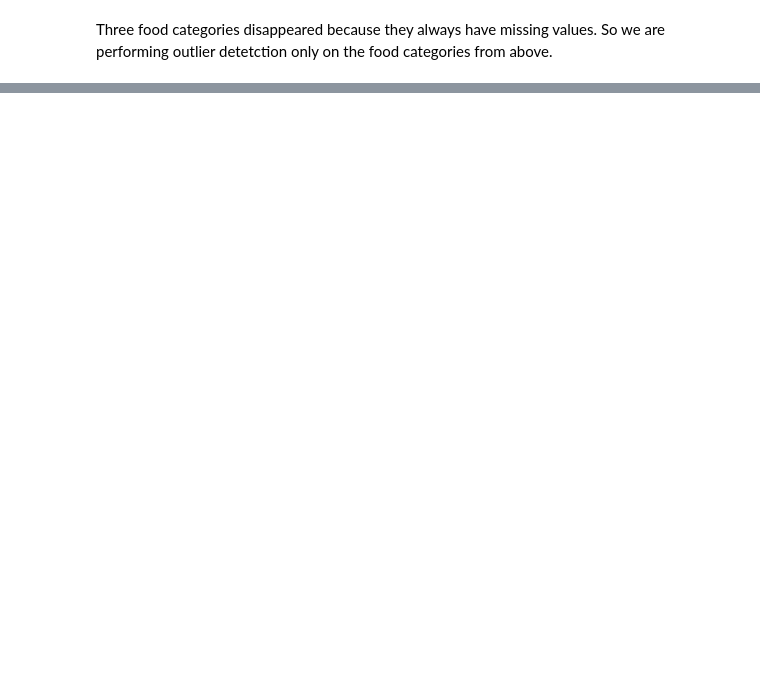
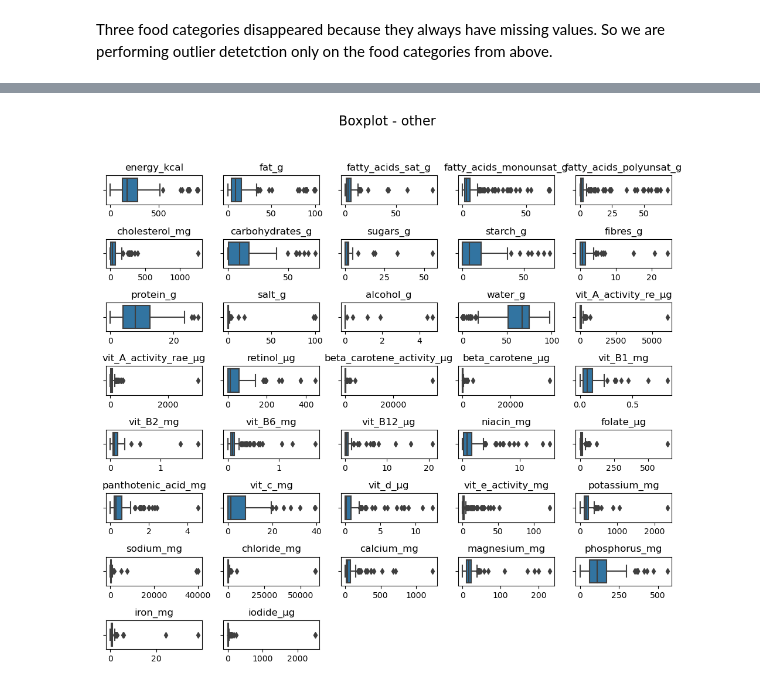
Before and after one commit to fsb-edu/ML4Food, a Jupyter notebook: auxilary_notebooks/Outlier_detection.ipynb, the cells around one changed output, grey strips where cells are left out. Drawn from its saved outputs; the diff is of its cells as text; code cells hidden in the pictures; blank space fills up the shorter version.

Commit message:
outlier detetction experiments done

```diff
--- a/auxilary_notebooks/Outlier_detection.ipynb
+++ b/auxilary_notebooks/Outlier_detection.ipynb
@@ -22,0 +39,5 @@ dataset.head()
+# %%
+columns_before = dataset.columns
+dataset = dataset.dropna(axis=1, thresh=feature_threshold)
+columns_after = dataset.columns
+columns_after
@@ -22,0 +58,3 @@ dataset.head()
+# %%
+row_threshold = math.ceil(percentage_present*dataset.shape[1]) # 20% of values missing
+row_threshold
@@ -22,0 +63,5 @@ dataset.head()
+# %%
+rows_before = dataset.index
+dataset = dataset.dropna(axis=0, thresh=row_threshold)
+rows_after = dataset.index
+dataset.shape
@@ -35,0 +129,2 @@ Three food categories disappeared because they always have missing values. So we
+# %%
+dict_of_stats = {} # declare the global dictionary here that will collect outlier data
@@ -35,0 +284,4 @@ Three food categories disappeared because they always have missing values. So we
+# %%
+plot_distribution_of_features(dataset, 'other', type='box', plot_title='Boxplot')
+# %% [output]
+[figure, added]
```
Also changed, not shown: parts of 68 cells of this notebook.
